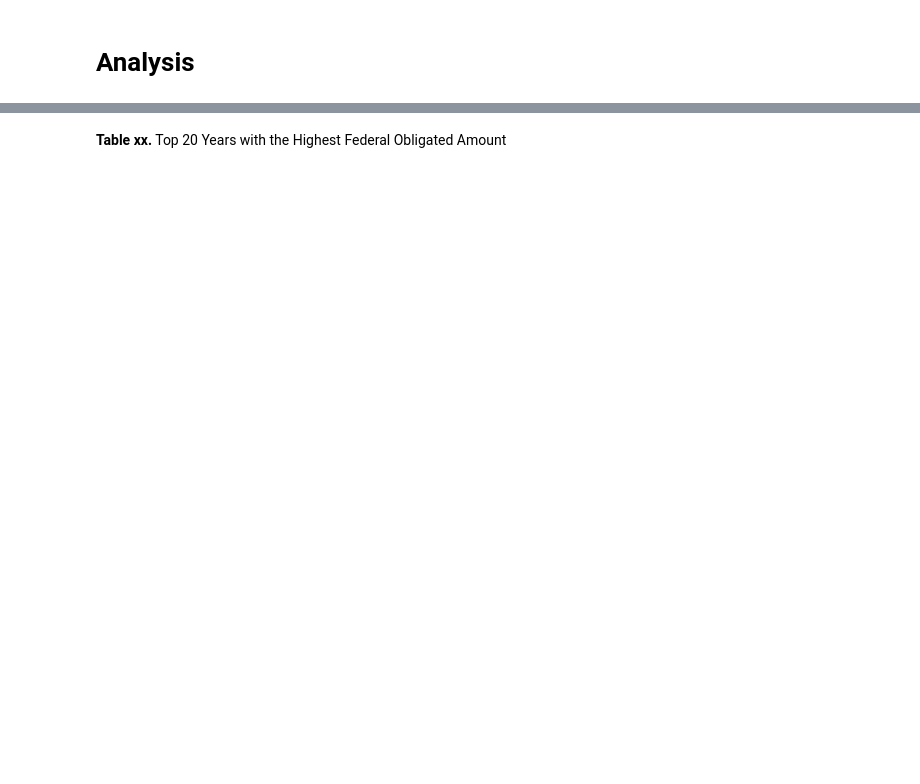
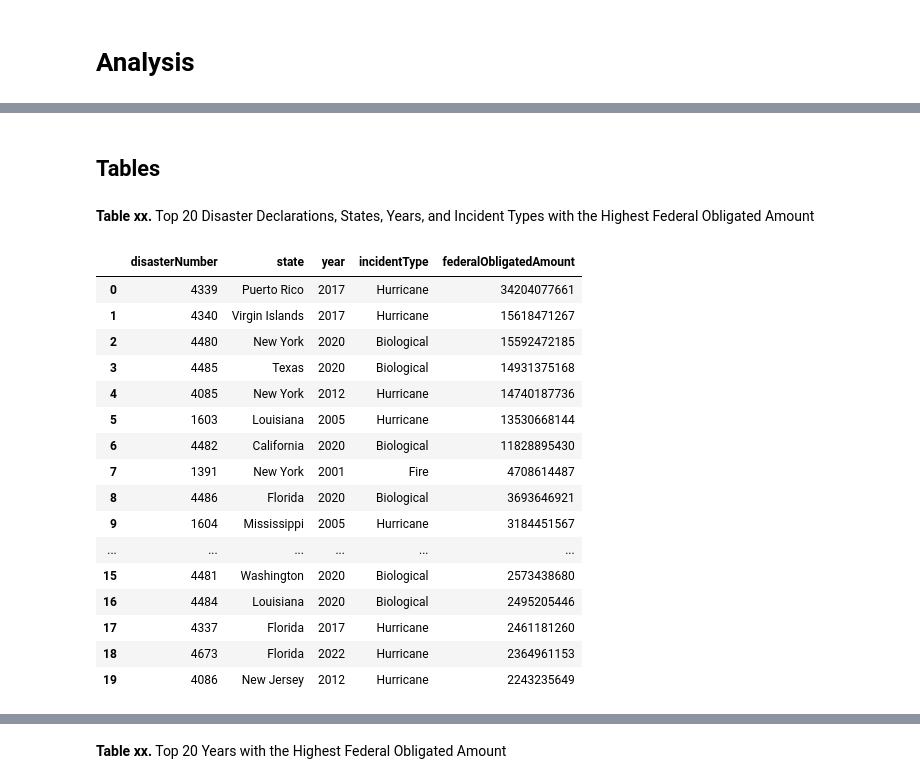
Before and after one commit to mebauer/fema-disaster-information, a Jupyter notebook: public-assistance.ipynb, the cells around one changed output, grey strips where cells are left out. Drawn from its saved outputs; the diff is of its cells as text; code cells hidden in the pictures; blank space fills up the shorter version.

```diff
--- a/public-assistance.ipynb
+++ b/public-assistance.ipynb
@@ -413 +432,47 @@ con.sql("""
+# %% [markdown]
+## Tables
+# %% [markdown]
+**Table xx.** Top 20 Disaster Declarations, States, Years, and Incident Types with the Highest Federal Obligated Amount
+# %%
+sql = """
+    SELECT
+        disasterNumber,
+        state,
+        substring(declarationDate::VARCHAR, 1, 4) as year,
+        incidentType,
+        ROUND(SUM(federalObligatedAmount), 0)::BIGINT AS federalObligatedAmount
+    FROM
+        public_assistance
+    GROUP BY
+        ALL
+    ORDER BY
+        federalObligatedAmount DESC
+"""
+
+relation = con.sql(sql)
+
+con.sql("""
+    SELECT *
+    FROM relation
+    ORDER BY federalObligatedAmount DESC
+    LIMIT 20
+""").df()
+# %% [output]
+|  | disasterNumber | state | year | incidentType | federalObligatedAmount |
+| 0 | 4339 | Puerto Rico | 2017 | Hurricane | 34204077661 |
+| 1 | 4340 | Virgin Islands | 2017 | Hurricane | 15618471267 |
+| 2 | 4480 | New York | 2020 | Biological | 15592472185 |
+| 3 | 4485 | Texas | 2020 | Biological | 14931375168 |
+| 4 | 4085 | New York | 2012 | Hurricane | 14740187736 |
+| 5 | 1603 | Louisiana | 2005 | Hurricane | 13530668144 |
+| 6 | 4482 | California | 2020 | Biological | 11828895430 |
+| 7 | 1391 | New York | 2001 | Fire | 4708614487 |
+| 8 | 4486 | Florida | 2020 | Biological | 3693646921 |
+| 9 | 1604 | Mississippi | 2005 | Hurricane | 3184451567 |
+| ... | ... | ... | ... | ... | ... |
+| 15 | 4481 | Washington | 2020 | Biological | 2573438680 |
+| 16 | 4484 | Louisiana | 2020 | Biological | 2495205446 |
+| 17 | 4337 | Florida | 2017 | Hurricane | 2461181260 |
+| 18 | 4673 | Florida | 2022 | Hurricane | 2364961153 |
+| 19 | 4086 | New Jersey | 2012 | Hurricane | 2243235649 |
 # %% [markdown]
```
Also changed, not shown: parts of 32 cells of this notebook.
